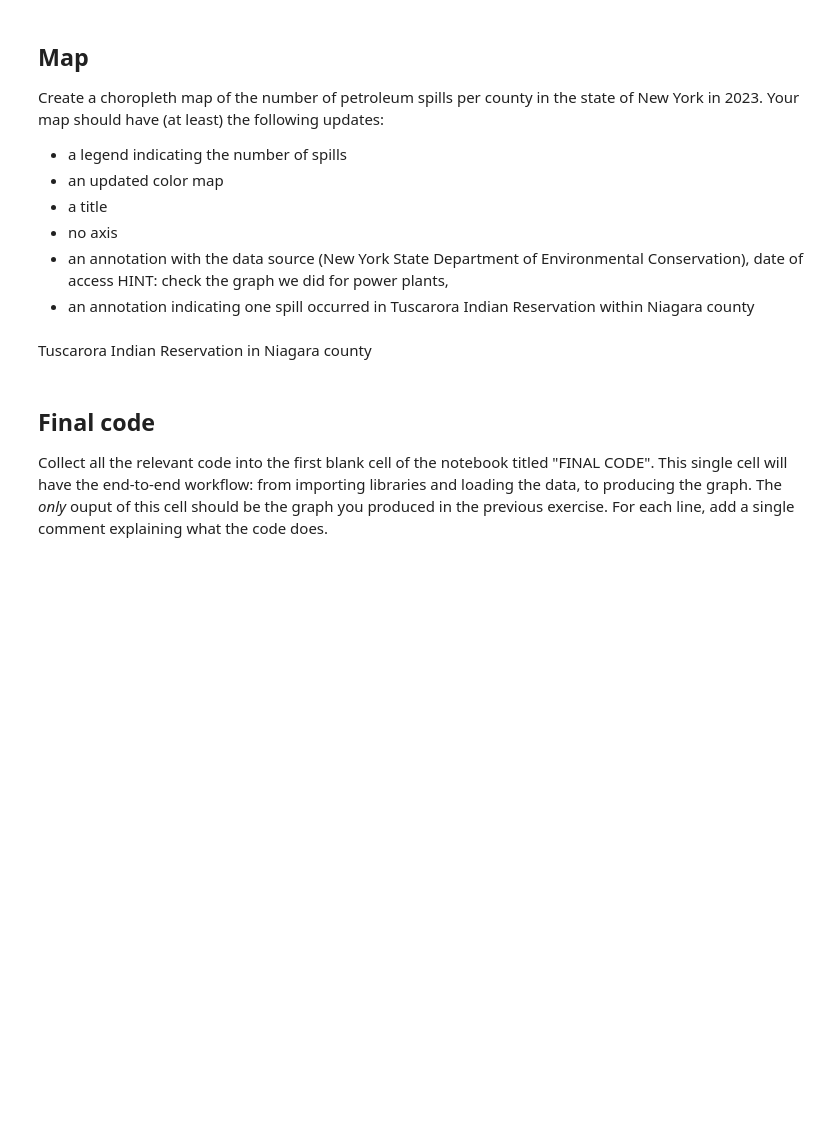
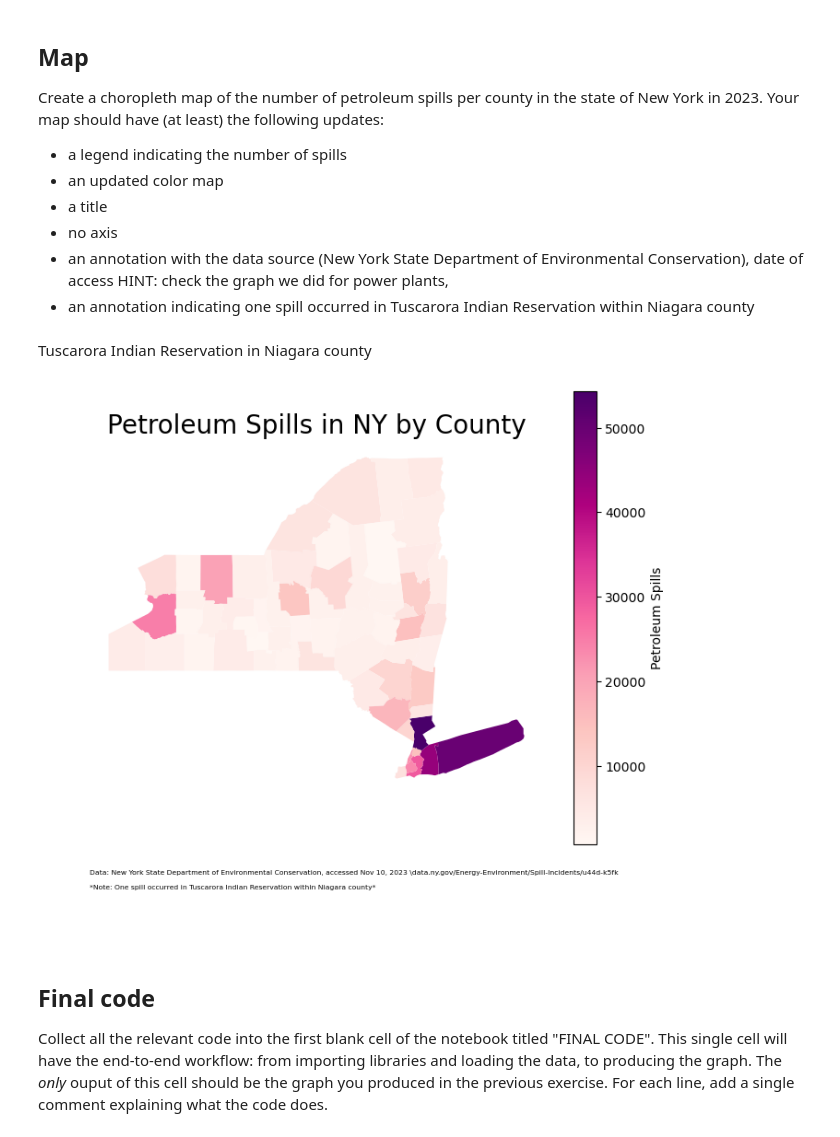
Before and after one commit to kristinaglass/eds220-hwk-3, a Jupyter notebook: hwk3-task1-spills.ipynb, the cells around one changed output. Cells and saved outputs as stored; diff of their text form; code cells hidden in the pictures; blank space fills up the shorter version.

```diff
--- a/hwk3-task1-spills.ipynb
+++ b/hwk3-task1-spills.ipynb
@@ -549,9 +548,12 @@ ny_counties
 # %%
 # check Niagra county row and index
-ny_counties[ny_counties['county']=='Niagara']
+ny_counties[ny_counties['name']=='Niagara']
 #update n_spills_x and n_spills_y with extra spill
 ny_counties.at[31,'n_spills_x'] = 7925
 ny_counties.at[31,'n_spills_y'] = 7925
 #check index was updated
-print(ny_counties.iloc[31])
+(ny_counties.iloc[31])
+#update index
+ny_counties = ny_counties.set_index('name')
+ny_counties
 # %% [output]
@@ -589,3 +586,31 @@ Tuscarora Indian Reservation in Niagara county
+# %%
+#set axis plot
+fig, ax = plt.subplots(figsize=(8, 8))
+#plot map
+ny_counties.plot(ax=ax,
+                      column='n_spills',
+                       cmap='RdPu', #color gradient
+                       legend=True,
+                       legend_kwds={"shrink":.8,
+                                    'label': "Petroleum Spills" #legend customization
+                                    }
+                       )
+ax.annotate("Data: New York State Department of Environmental Conservation, accessed Nov 10, 2023 \data.ny.gov/Energy-Environment/Spill-Incidents/u44d-k5fk",
+            xy=(.07, .09), # position
+            xycoords='figure fraction',
+            fontsize=5.5,
+            color='black') #annotation customization
+ax.annotate("*Note: One spill occurred in Tuscarora Indian Reservation within Niagara county*",
+            xy=(.07, .07), # position
+            xycoords='figure fraction',
+            fontsize=5.5,
+            color='black') #annotation customization
+
+ax.set_title('Petroleum Spills in NY by County',  fontsize=20) #set map title
+ax.set_axis_off() #remove axis
+plt.show()
+# %% [output]
+[figure, added]
 # %% [markdown]
 ## Final code
 
```
Also changed, not shown: parts of 5 cells of this notebook.
